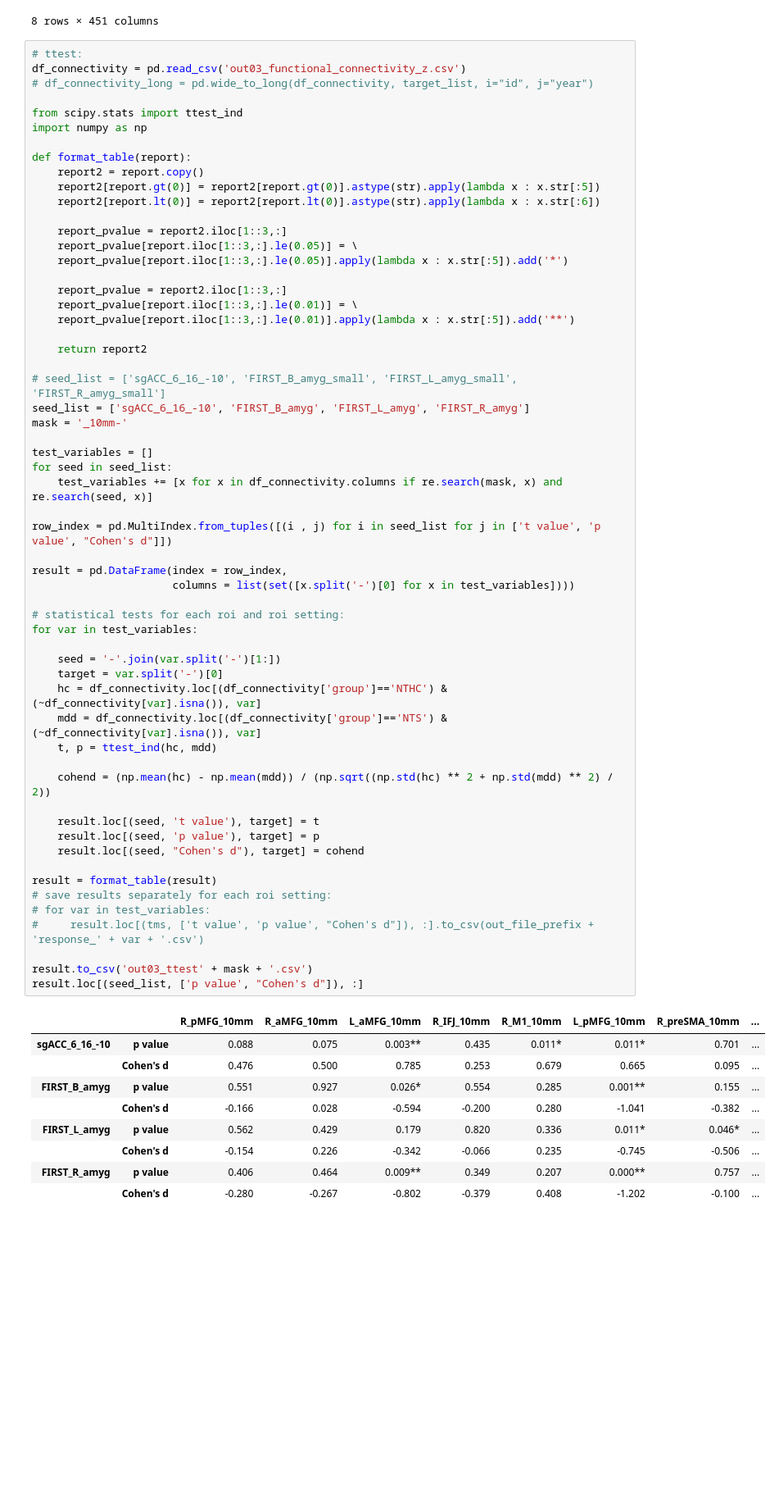
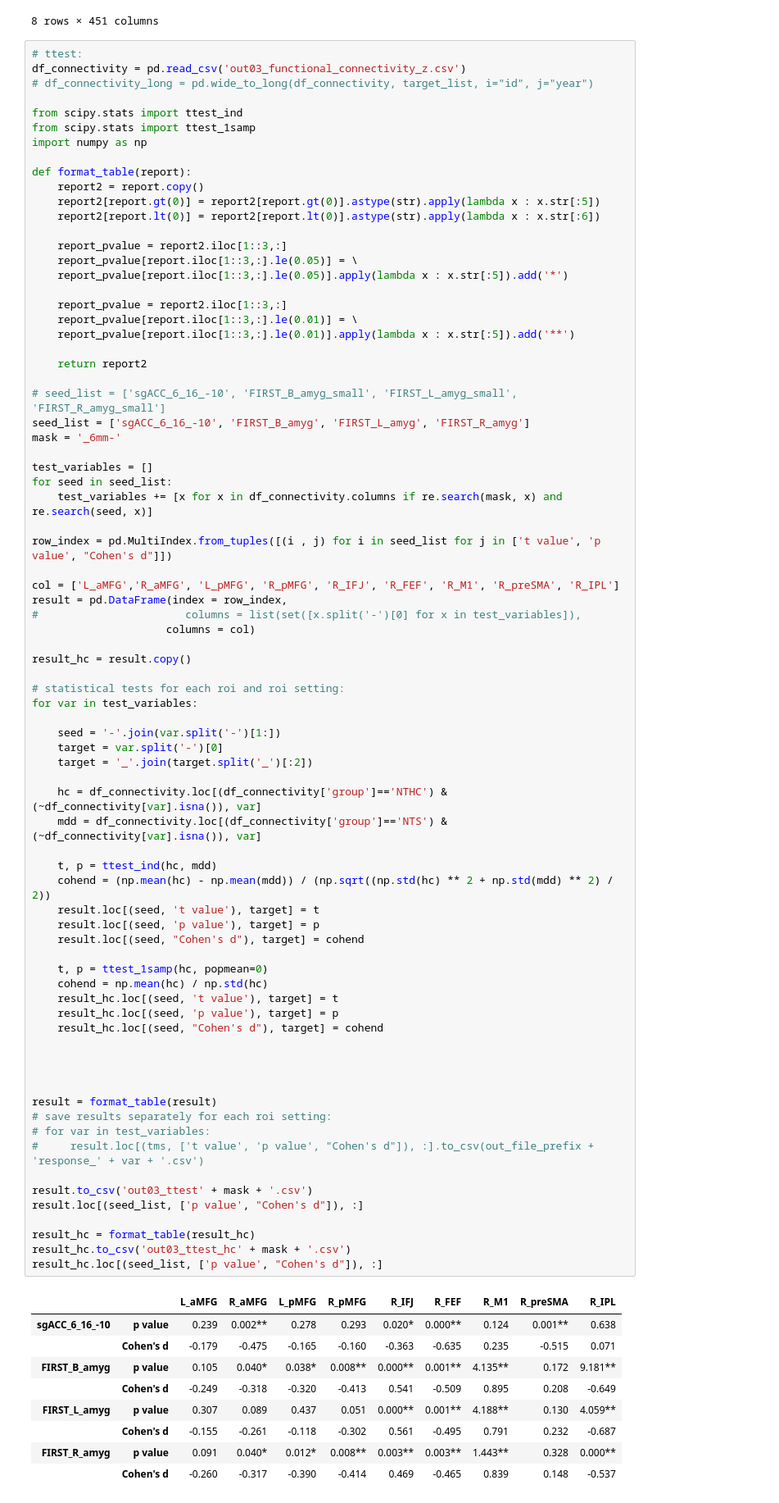
Before and after one commit to NxNiki/tms_fmri, a Jupyter notebook: nts_fmri_project/script03_functional_connectivity.ipynb, the cells around one changed output. Shown at 82% size. Drawn from its saved outputs; the diff is of its cells as text; blank space fills up the shorter version.

```diff
--- a/nts_fmri_project/script03_functional_connectivity.ipynb
+++ b/nts_fmri_project/script03_functional_connectivity.ipynb
@@ -128,6 +129,7 @@ df_connectivity = pd.read_csv('out03_functional_connectivity_z.csv')
 # df_connectivity_long = pd.wide_to_long(df_connectivity, target_list, i="id", j="year")
 
 from scipy.stats import ttest_ind
+from scipy.stats import ttest_1samp
 import numpy as np
 
 def format_table(report):
@@ -147,49 +149,67 @@ def format_table(report):
 
 # seed_list = ['sgACC_6_16_-10', 'FIRST_B_amyg_small', 'FIRST_L_amyg_small', 'FIRST_R_amyg_small']
 seed_list = ['sgACC_6_16_-10', 'FIRST_B_amyg', 'FIRST_L_amyg', 'FIRST_R_amyg']
-mask = '_10mm-'
+mask = '_6mm-'
 
 test_variables = []
 for seed in seed_list:
     test_variables += [x for x in df_connectivity.columns if re.search(mask, x) and re.search(seed, x)]
 
 row_index = pd.MultiIndex.from_tuples([(i , j) for i in seed_list for j in ['t value', 'p value', "Cohen's d"]])
 
+col = ['L_aMFG','R_aMFG', 'L_pMFG', 'R_pMFG', 'R_IFJ', 'R_FEF', 'R_M1', 'R_preSMA', 'R_IPL']
 result = pd.DataFrame(index = row_index,
-                      columns = list(set([x.split('-')[0] for x in test_variables])))
+#                       columns = list(set([x.split('-')[0] for x in test_variables]),
+                     columns = col)
+
+result_hc = result.copy()
 
 # statistical tests for each roi and roi setting:
 for var in test_variables:
 
     seed = '-'.join(var.split('-')[1:])
     target = var.split('-')[0]
+    target = '_'.join(target.split('_')[:2])
+
     hc = df_connectivity.loc[(df_connectivity['group']=='NTHC') & (~df_connectivity[var].isna()), var]
     mdd = df_connectivity.loc[(df_connectivity['group']=='NTS') & (~df_connectivity[var].isna()), var]
+
     t, p = ttest_ind(hc, mdd)
-
     cohend = (np.mean(hc) - np.mean(mdd)) / (np.sqrt((np.std(hc) ** 2 + np.std(mdd) ** 2) / 2))
-
     result.loc[(seed, 't value'), target] = t
     result.loc[(seed, 'p value'), target] = p
     result.loc[(seed, "Cohen's d"), target] = cohend
+
+    t, p = ttest_1samp(hc, popmean=0)
+    cohend = np.mean(hc) / np.std(hc)
+    result_hc.loc[(seed, 't value'), target] = t
+    result_hc.loc[(seed, 'p value'), target] = p
+    result_hc.loc[(seed, "Cohen's d"), target] = cohend
+
+
+
 
 result = format_table(result)
 # save results separately for each roi setting:
 # for var in test_variables:
 #     result.loc[(tms, ['t value', 'p value', "Cohen's d"]), :].to_csv(out_file_prefix + 'response_' + var + '.csv')
 
 result.to_csv('out03_ttest' + mask + '.csv')
 result.loc[(seed_list, ['p value', "Cohen's d"]), :]
+
+result_hc = format_table(result_hc)
+result_hc.to_csv('out03_ttest_hc' + mask + '.csv')
+result_hc.loc[(seed_list, ['p value', "Cohen's d"]), :]
 # %% [output]
-|  |  | R_pMFG_10mm | R_aMFG_10mm | L_aMFG_10mm | R_IFJ_10mm | R_M1_10mm | L_pMFG_10mm | R_preSMA_10mm | ... |
-| sgACC_6_16_-10 | p value | 0.088 | 0.075 | 0.003** | 0.435 | 0.011* | 0.011* | 0.701 | ... |
-|  | Cohen's d | 0.476 | 0.500 | 0.785 | 0.253 | 0.679 | 0.665 | 0.095 | ... |
-| FIRST_B_amyg | p value | 0.551 | 0.927 | 0.026* | 0.554 | 0.285 | 0.001** | 0.155 | ... |
-|  | Cohen's d | -0.166 | 0.028 | -0.594 | -0.200 | 0.280 | -1.041 | -0.382 | ... |
-| FIRST_L_amyg | p value | 0.562 | 0.429 | 0.179 | 0.820 | 0.336 | 0.011* | 0.046* | ... |
-|  | Cohen's d | -0.154 | 0.226 | -0.342 | -0.066 | 0.235 | -0.745 | -0.506 | ... |
-| FIRST_R_amyg | p value | 0.406 | 0.464 | 0.009** | 0.349 | 0.207 | 0.000** | 0.757 | ... |
-|  | Cohen's d | -0.280 | -0.267 | -0.802 | -0.379 | 0.408 | -1.202 | -0.100 | ... |
+|  |  | L_aMFG | R_aMFG | L_pMFG | R_pMFG | R_IFJ | R_FEF | R_M1 | R_preSMA | R_IPL |
+| sgACC_6_16_-10 | p value | 0.239 | 0.002** | 0.278 | 0.293 | 0.020* | 0.000** | 0.124 | 0.001** | 0.638 |
+|  | Cohen's d | -0.179 | -0.475 | -0.165 | -0.160 | -0.363 | -0.635 | 0.235 | -0.515 | 0.071 |
+| FIRST_B_amyg | p value | 0.105 | 0.040* | 0.038* | 0.008** | 0.000** | 0.001** | 4.135** | 0.172 | 9.181** |
+|  | Cohen's d | -0.249 | -0.318 | -0.320 | -0.413 | 0.541 | -0.509 | 0.895 | 0.208 | -0.649 |
+| FIRST_L_amyg | p value | 0.307 | 0.089 | 0.437 | 0.051 | 0.000** | 0.001** | 4.188** | 0.130 | 4.059** |
+|  | Cohen's d | -0.155 | -0.261 | -0.118 | -0.302 | 0.561 | -0.495 | 0.791 | 0.232 | -0.687 |
+| FIRST_R_amyg | p value | 0.091 | 0.040* | 0.012* | 0.008** | 0.003** | 0.003** | 1.443** | 0.328 | 0.000** |
+|  | Cohen's d | -0.260 | -0.317 | -0.390 | -0.414 | 0.469 | -0.465 | 0.839 | 0.148 | -0.537 |
 # %%
 import seaborn as sns
 import matplotlib.pyplot as plt
```
Also changed, not shown: parts of 10 cells of this notebook, 3 other files.
